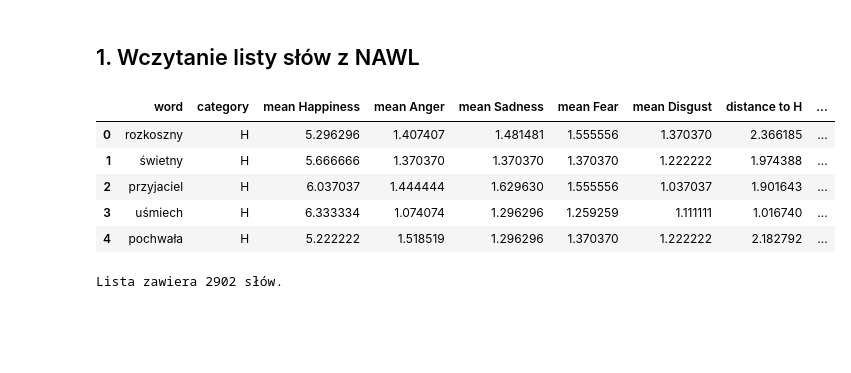
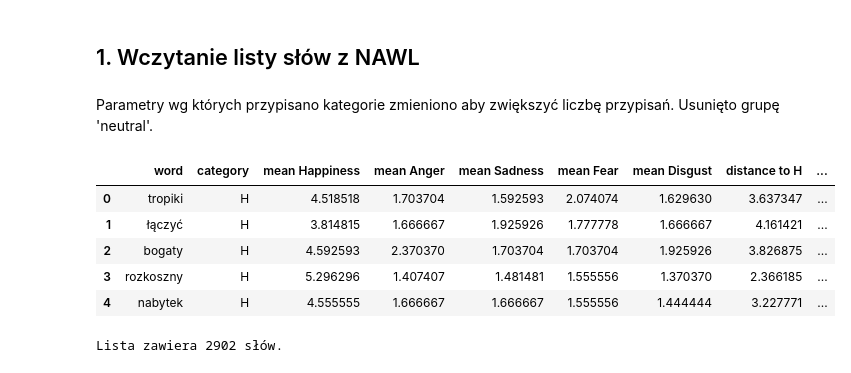
Before and after one commit to magda-lena-b/praca, a Jupyter notebook: 13_przypisanie_sentymentu.ipynb, the cells around one changed output. Cells and saved outputs as stored; diff of their text form; code cells hidden in the pictures; blank space fills up the shorter version.

```diff
--- a/13_przypisanie_sentymentu.ipynb
+++ b/13_przypisanie_sentymentu.ipynb
@@ -48,16 +48,18 @@ dane.tail()
 | 158319 | 158878 | 31-08-2011 | Szanowna Pani Minister! Bardzo wa... | Tadeusz Tomaszewski | Sojusz Lewicy Demokratycznej | [szanowny, minister, ważny, zadan... | 25.0 | 11.0 | ... |
 # %% [markdown]
 ## 1. Wczytanie listy słów z NAWL
+# %% [markdown]
+Parametry wg których przypisano kategorie zmieniono aby zwiększyć liczbę przypisań. Usunięto grupę 'neutral'.
 # %%
-NAWL = pd.read_csv('00_dane/nawl-analysis.csv', encoding='UTF-8')
+NAWL = pd.read_csv('00_dane/nawl-analysis_2.csv', encoding='UTF-8')
 NAWL.head()
 # %% [output]
 |  | word | category | mean Happiness | mean Anger | mean Sadness | mean Fear | mean Disgust | distance to H | ... |
-| 0 | rozkoszny | H | 5.296296 | 1.407407 | 1.481481 | 1.555556 | 1.370370 | 2.366185 | ... |
-| 1 | świetny | H | 5.666666 | 1.370370 | 1.370370 | 1.370370 | 1.222222 | 1.974388 | ... |
-| 2 | przyjaciel | H | 6.037037 | 1.444444 | 1.629630 | 1.555556 | 1.037037 | 1.901643 | ... |
-| 3 | uśmiech | H | 6.333334 | 1.074074 | 1.296296 | 1.259259 | 1.111111 | 1.016740 | ... |
-| 4 | pochwała | H | 5.222222 | 1.518519 | 1.296296 | 1.370370 | 1.222222 | 2.182792 | ... |
+| 0 | tropiki | H | 4.518518 | 1.703704 | 1.592593 | 2.074074 | 1.629630 | 3.637347 | ... |
+| 1 | łączyć | H | 3.814815 | 1.666667 | 1.925926 | 1.777778 | 1.666667 | 4.161421 | ... |
+| 2 | bogaty | H | 4.592593 | 2.370370 | 1.703704 | 1.703704 | 1.925926 | 3.826875 | ... |
+| 3 | rozkoszny | H | 5.296296 | 1.407407 | 1.481481 | 1.555556 | 1.370370 | 2.366185 | ... |
+| 4 | nabytek | H | 4.555555 | 1.666667 | 1.666667 | 1.555556 | 1.444444 | 3.227771 | ... |
 # %%
 print('Lista zawiera {} słów.'.format(len(NAWL)))
 # %% [output]
```
Also changed, not shown: parts of 20 cells of this notebook.
